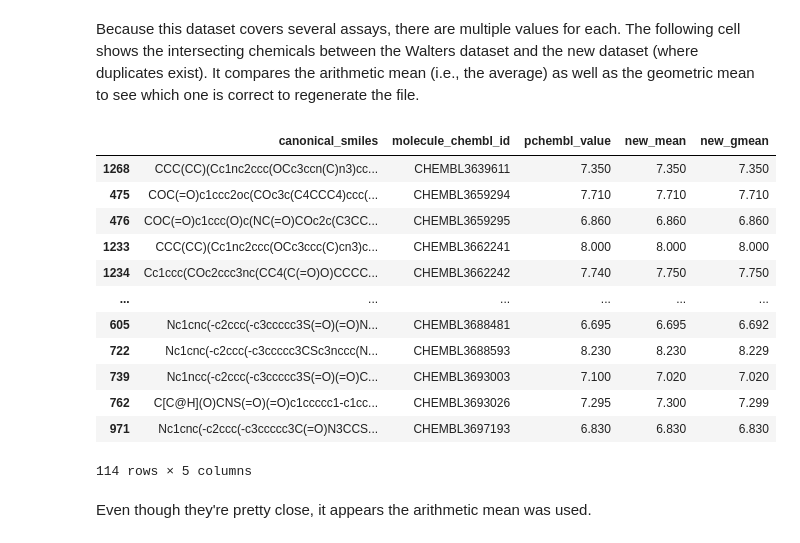
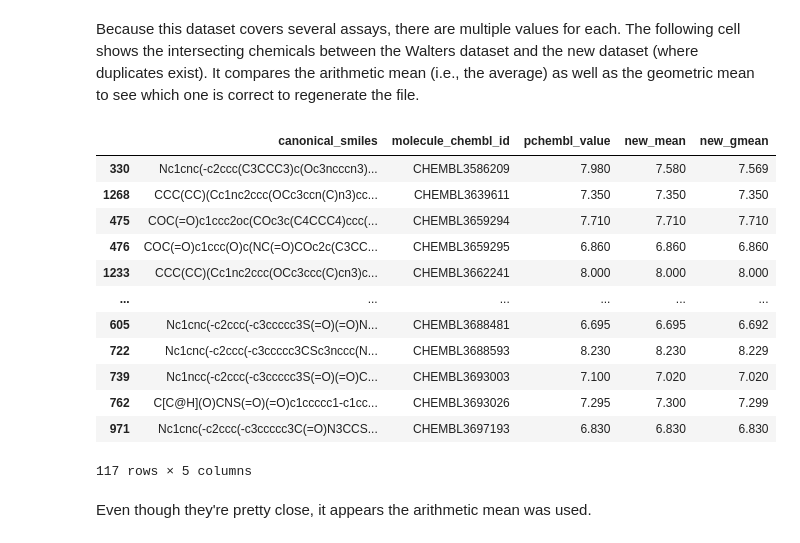
Before and after one commit to cthoyt/chembl-downloader, a Jupyter notebook: notebooks/refresh-static-data.ipynb, the cells around one changed output. Cells and saved outputs as stored; diff of their text form; code cells hidden in the pictures.

```diff
--- a/notebooks/refresh-static-data.ipynb
+++ b/notebooks/refresh-static-data.ipynb
@@ -92,34 +92,35 @@ There are 341 duplicate compounds in the new data file.
 ## Choosing an Appropriate Aggregation
 # %% [markdown]
 Because this dataset covers several assays, there are multiple values for each. The following cell shows the intersecting chemicals between the Walters dataset and the new dataset (where duplicates exist). It compares the arithmetic mean (i.e., the average) as well as the geometric mean to see which one is correct to regenerate the file.
-# %%
-comparison_df = walters_df[walters_df["molecule_chembl_id"].isin(duplicates)].copy()
-
-comparison_idx = df["molecule_chembl_id"].isin(set(walters_df["molecule_chembl_id"])) & df[
-    "molecule_chembl_id"
-].isin(duplicates)
-comparison_df["new_mean"] = (
-    df[comparison_idx].groupby("molecule_chembl_id").mean(numeric_only=True).values
-)
-comparison_df["new_gmean"] = (
-    df[comparison_idx].groupby("molecule_chembl_id").agg(stats.gmean).values.round(3)
-)
-
-comparison_df
-# %% [output]
-|  | canonical_smiles | molecule_chembl_id | pchembl_value | new_mean | new_gmean |
-| 1268 | CCC(CC)(Cc1nc2ccc(OCc3ccn(C)n3)cc... | CHEMBL3639611 | 7.350 | 7.350 | 7.350 |
-| 475 | COC(=O)c1ccc2oc(COc3c(C4CCC4)ccc(... | CHEMBL3659294 | 7.710 | 7.710 | 7.710 |
-| 476 | COC(=O)c1ccc(O)c(NC(=O)COc2c(C3CC... | CHEMBL3659295 | 6.860 | 6.860 | 6.860 |
-| 1233 | CCC(CC)(Cc1nc2ccc(OCc3ccc(C)cn3)c... | CHEMBL3662241 | 8.000 | 8.000 | 8.000 |
-| 1234 | Cc1ccc(COc2ccc3nc(CC4(C(=O)O)CCCC... | CHEMBL3662242 | 7.740 | 7.750 | 7.750 |
-| ... | ... | ... | ... | ... | ... |
-| 605 | Nc1cnc(-c2ccc(-c3ccccc3S(=O)(=O)N... | CHEMBL3688481 | 6.695 | 6.695 | 6.692 |
-| 722 | Nc1cnc(-c2ccc(-c3ccccc3CSc3nccc(N... | CHEMBL3688593 | 8.230 | 8.230 | 8.229 |
-| 739 | Nc1ncc(-c2ccc(-c3ccccc3S(=O)(=O)C... | CHEMBL3693003 | 7.100 | 7.020 | 7.020 |
-| 762 | C[C@H](O)CNS(=O)(=O)c1ccccc1-c1cc... | CHEMBL3693026 | 7.295 | 7.300 | 7.299 |
-| 971 | Nc1cnc(-c2ccc(-c3ccccc3C(=O)N3CCS... | CHEMBL3697193 | 6.830 | 6.830 | 6.830 |
-114 rows × 5 columns
+# %%
+comparison_df = walters_df[walters_df["molecule_chembl_id"].isin(duplicates)].copy()
+
+comparison_idx = df["molecule_chembl_id"].isin(set(walters_df["molecule_chembl_id"])) & df[
+    "molecule_chembl_id"
+].isin(duplicates)
+
+
+_comparison_group = df[comparison_idx][["molecule_chembl_id", "pchembl_value"]].groupby(
+    "molecule_chembl_id"
+)
+comparison_df["new_mean"] = _comparison_group.mean(numeric_only=True).values
+comparison_df["new_gmean"] = _comparison_group.agg(stats.gmean).values.round(3)
+
+comparison_df
+# %% [output]
+|  | canonical_smiles | molecule_chembl_id | pchembl_value | new_mean | new_gmean |
+| 330 | Nc1cnc(-c2ccc(C3CCC3)c(Oc3ncccn3)... | CHEMBL3586209 | 7.980 | 7.580 | 7.569 |
+| 1268 | CCC(CC)(Cc1nc2ccc(OCc3ccn(C)n3)cc... | CHEMBL3639611 | 7.350 | 7.350 | 7.350 |
+| 475 | COC(=O)c1ccc2oc(COc3c(C4CCC4)ccc(... | CHEMBL3659294 | 7.710 | 7.710 | 7.710 |
+| 476 | COC(=O)c1ccc(O)c(NC(=O)COc2c(C3CC... | CHEMBL3659295 | 6.860 | 6.860 | 6.860 |
+| 1233 | CCC(CC)(Cc1nc2ccc(OCc3ccc(C)cn3)c... | CHEMBL3662241 | 8.000 | 8.000 | 8.000 |
+| ... | ... | ... | ... | ... | ... |
+| 605 | Nc1cnc(-c2ccc(-c3ccccc3S(=O)(=O)N... | CHEMBL3688481 | 6.695 | 6.695 | 6.692 |
+| 722 | Nc1cnc(-c2ccc(-c3ccccc3CSc3nccc(N... | CHEMBL3688593 | 8.230 | 8.230 | 8.229 |
+| 739 | Nc1ncc(-c2ccc(-c3ccccc3S(=O)(=O)C... | CHEMBL3693003 | 7.100 | 7.020 | 7.020 |
+| 762 | C[C@H](O)CNS(=O)(=O)c1ccccc1-c1cc... | CHEMBL3693026 | 7.295 | 7.300 | 7.299 |
+| 971 | Nc1cnc(-c2ccc(-c3ccccc3C(=O)N3CCS... | CHEMBL3697193 | 6.830 | 6.830 | 6.830 |
+117 rows × 5 columns
 # %% [markdown]
 Even though they're pretty close, it appears the arithmetic mean was used.
 # %%
```
Also changed, not shown: parts of 5 cells of this notebook, 10 other files.
